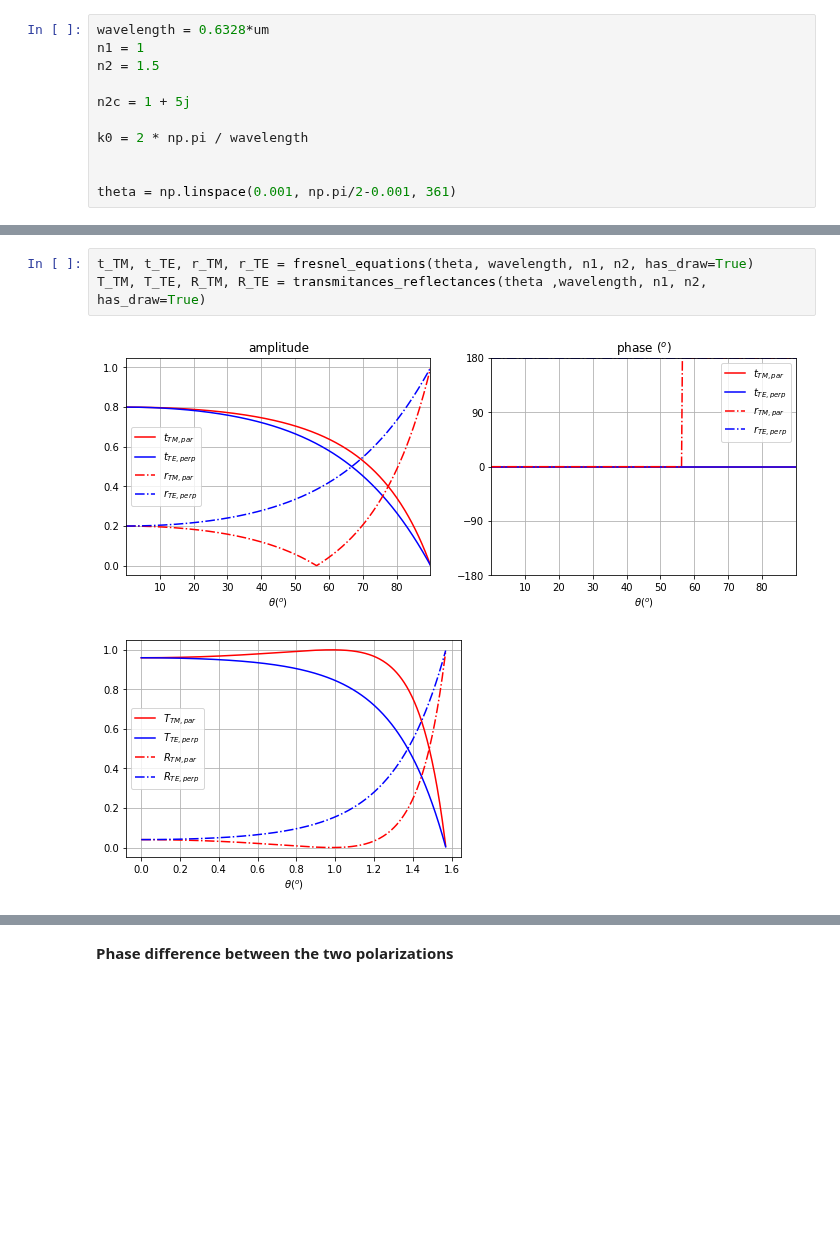
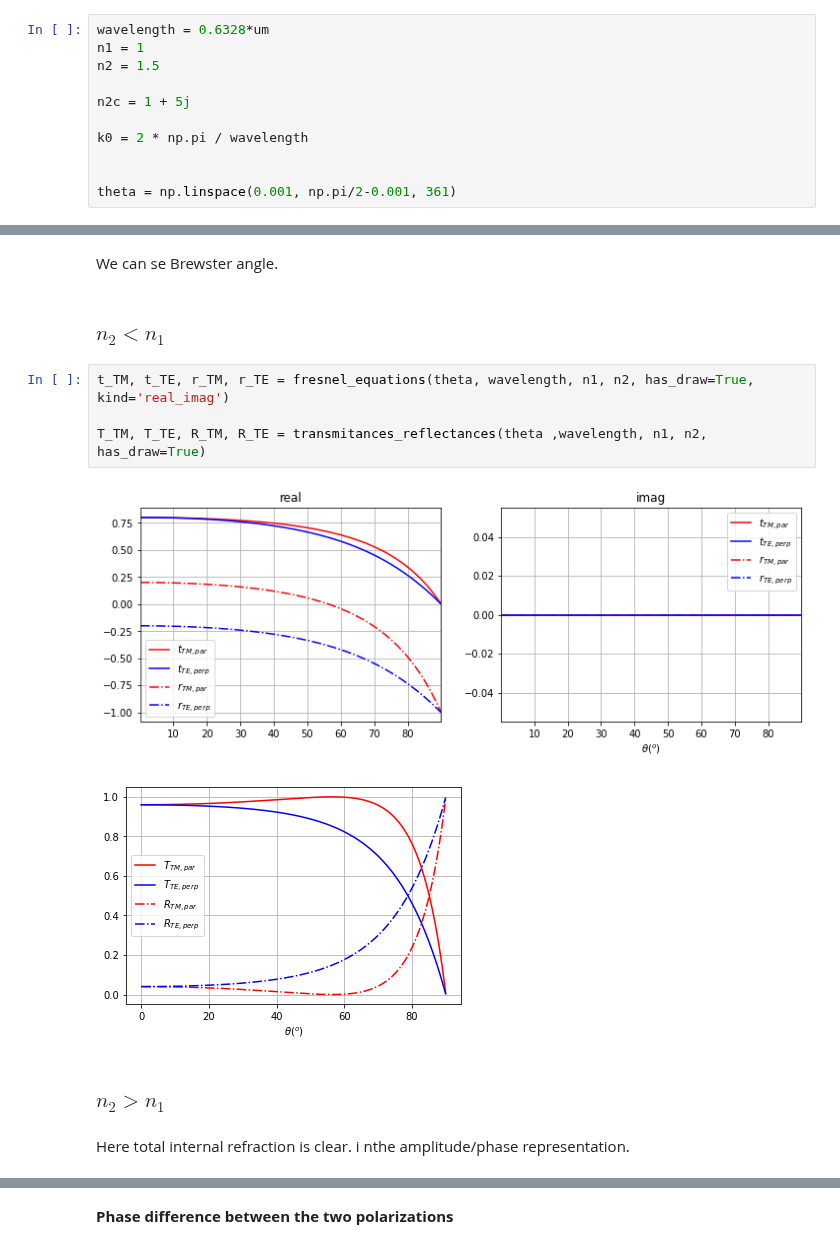
Before and after one commit to aocg-ucm/diffractio, a Jupyter notebook: docs/source/tutorial/other/fresnel_equations.ipynb, the cells around one changed output, grey strips where cells are left out. Saved outputs shown, nothing was run; the diff lists cells and outputs as text; blank space fills up the shorter version.

```diff
--- a/docs/source/tutorial/other/fresnel_equations.ipynb
+++ b/docs/source/tutorial/other/fresnel_equations.ipynb
@@ -67,7 +87,16 @@ theta = np.linspace(0.001, np.pi/2-0.001, 361)
+# %% [markdown]
+We can se Brewster angle.
+# %% [markdown]
+### $n_2 < n_1$
 # %%
-t_TM, t_TE, r_TM, r_TE = fresnel_equations(theta, wavelength, n1, n2, has_draw=True)
+t_TM, t_TE, r_TM, r_TE = fresnel_equations(theta, wavelength, n1, n2, has_draw=True, kind='real_imag')
+
 T_TM, T_TE, R_TM, R_TE = transmitances_reflectances(theta ,wavelength, n1, n2, has_draw=True)
 # %% [output]
-[figure, old version]
+[figure, new version]
-[figure, old version]
+[figure, new version]
+# %% [markdown]
+### $n_2 > n_1$
+# %% [markdown]
+Here total internal refraction is clear. i nthe amplitude/phase representation.
 # %%
```
Also changed, not shown: parts of 20 cells of this notebook, 2 other files.
